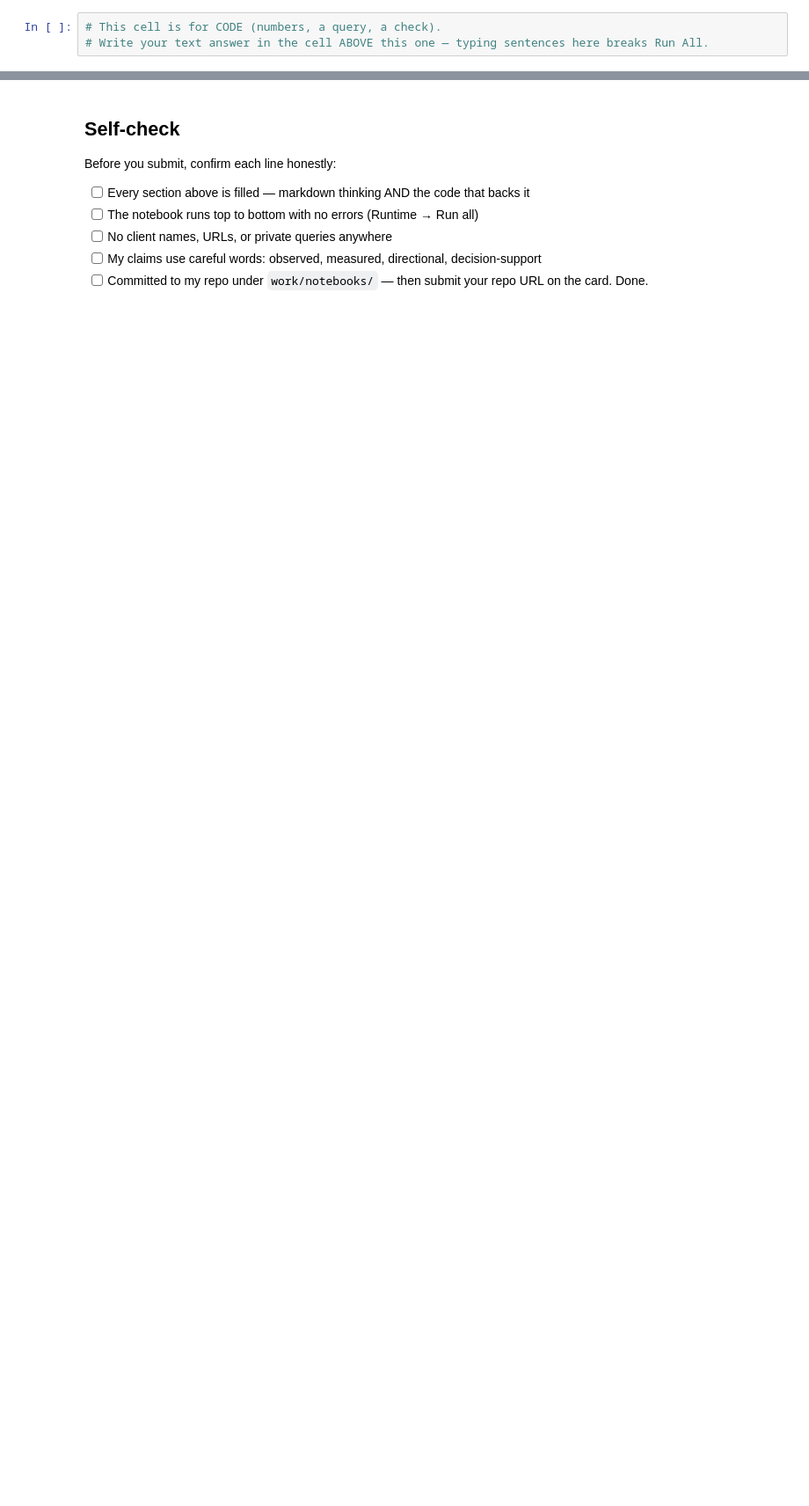
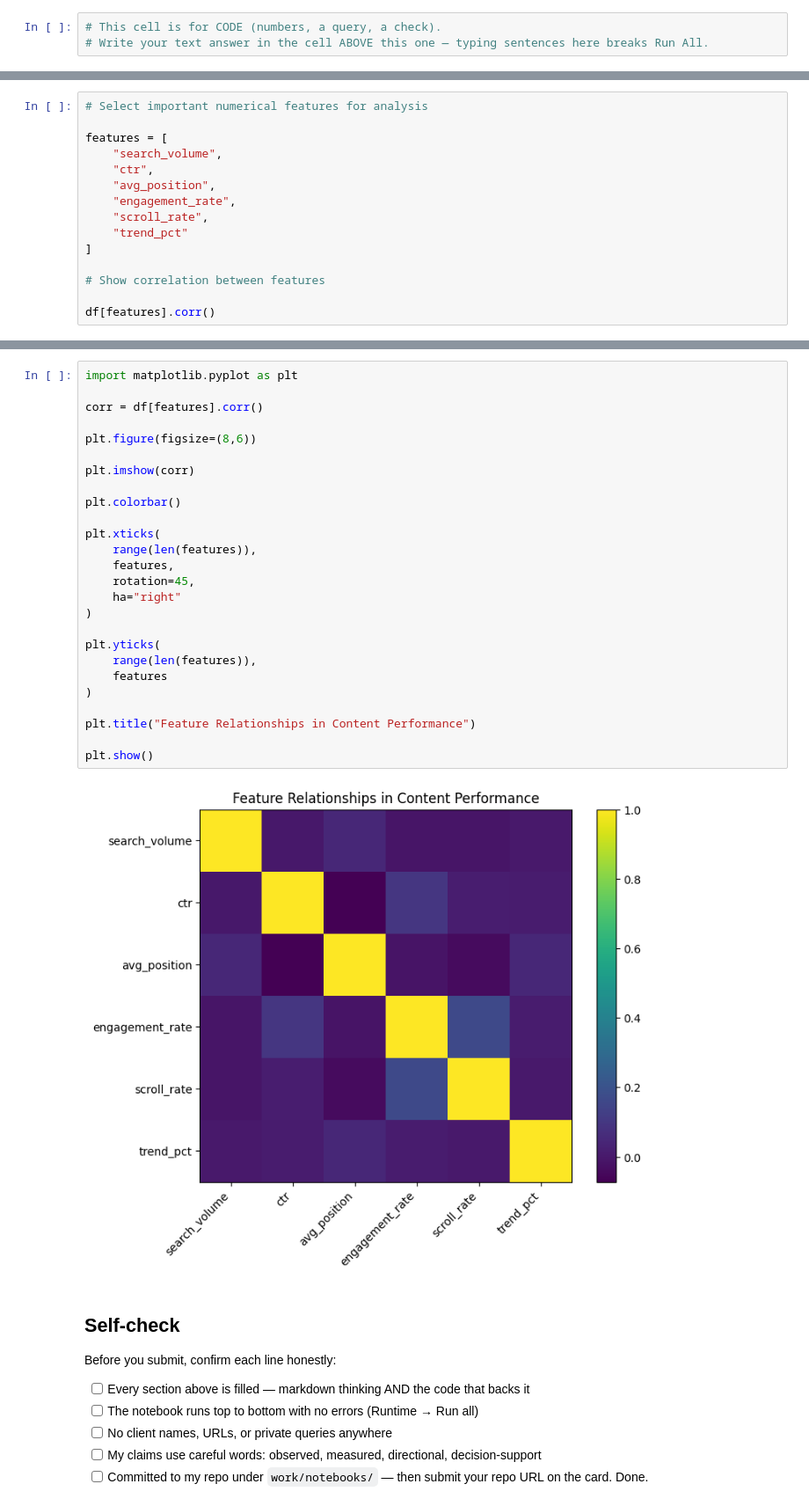
Before and after one commit to pakizahassan/flyrank-ml-internship, a Jupyter notebook: work/notebooks/w02_ml_task_framing.ipynb, the cells around one changed output, grey strips where cells are left out. Shown at 88% size. Saved outputs shown, nothing was run; the diff lists cells and outputs as text; blank space fills up the shorter version.

```diff
--- a/work/notebooks/w02_ml_task_framing.ipynb
+++ b/work/notebooks/w02_ml_task_framing.ipynb
@@ -43,0 +145,15 @@ This skeleton is yours to fill. Work the sections **in order** — each one has
+# %%
+# Select important numerical features for analysis
+
+features = [
+    "search_volume",
+    "ctr",
+    "avg_position",
+    "engagement_rate",
+    "scroll_rate",
+    "trend_pct"
+]
+
+# Show correlation between features
+
+df[features].corr()
@@ -44,3 +168,31 @@ This skeleton is yours to fill. Work the sections **in order** — each one has
+# %%
+import matplotlib.pyplot as plt
+
+corr = df[features].corr()
+
+plt.figure(figsize=(8,6))
+
+plt.imshow(corr)
+
+plt.colorbar()
+
+plt.xticks(
+    range(len(features)),
+    features,
+    rotation=45,
+    ha="right"
+)
+
+plt.yticks(
+    range(len(features)),
+    features
+)
+
+plt.title("Feature Relationships in Content Performance")
+
+plt.show()
+# %% [output]
+[figure, added]
 # %% [markdown]
 ## Self-check
 
```
Also changed, not shown: parts of 20 cells of this notebook.
